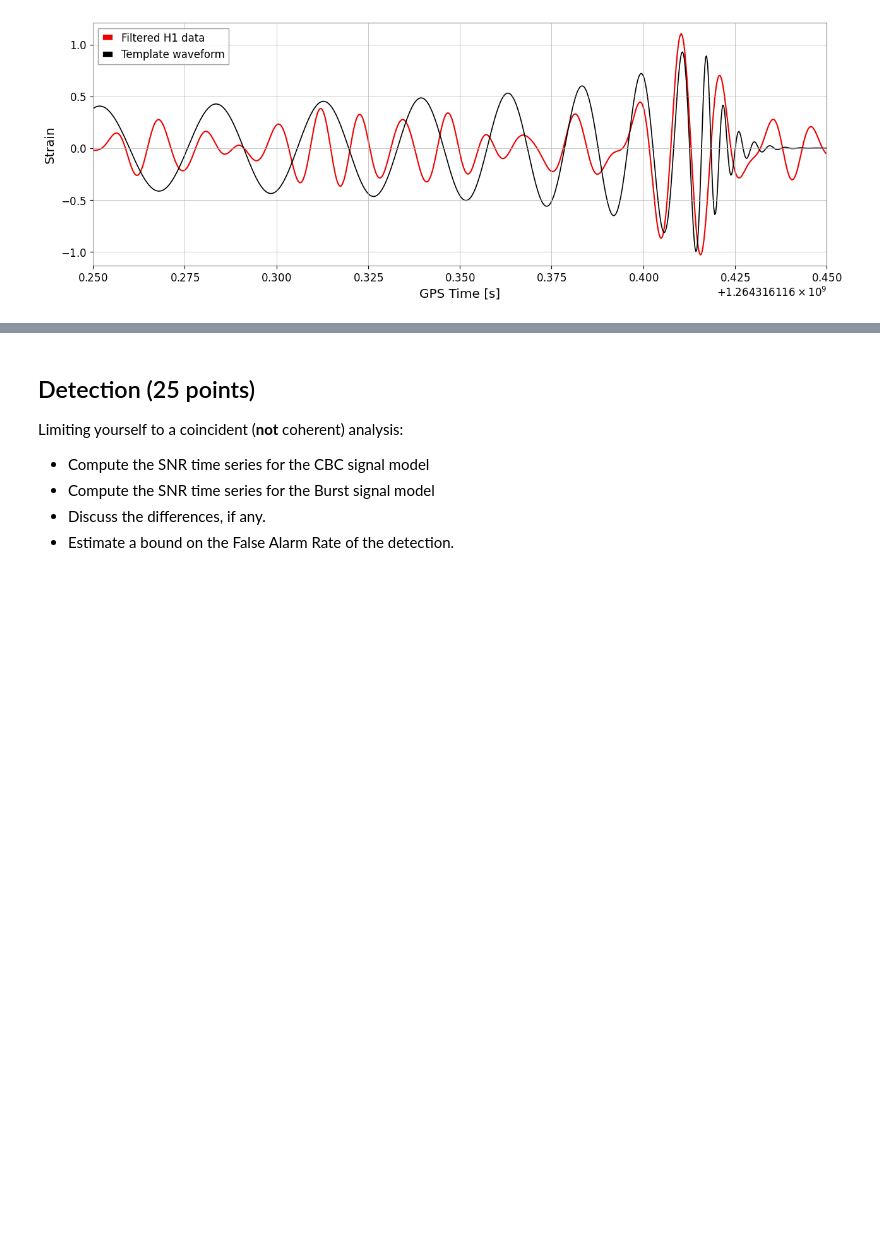
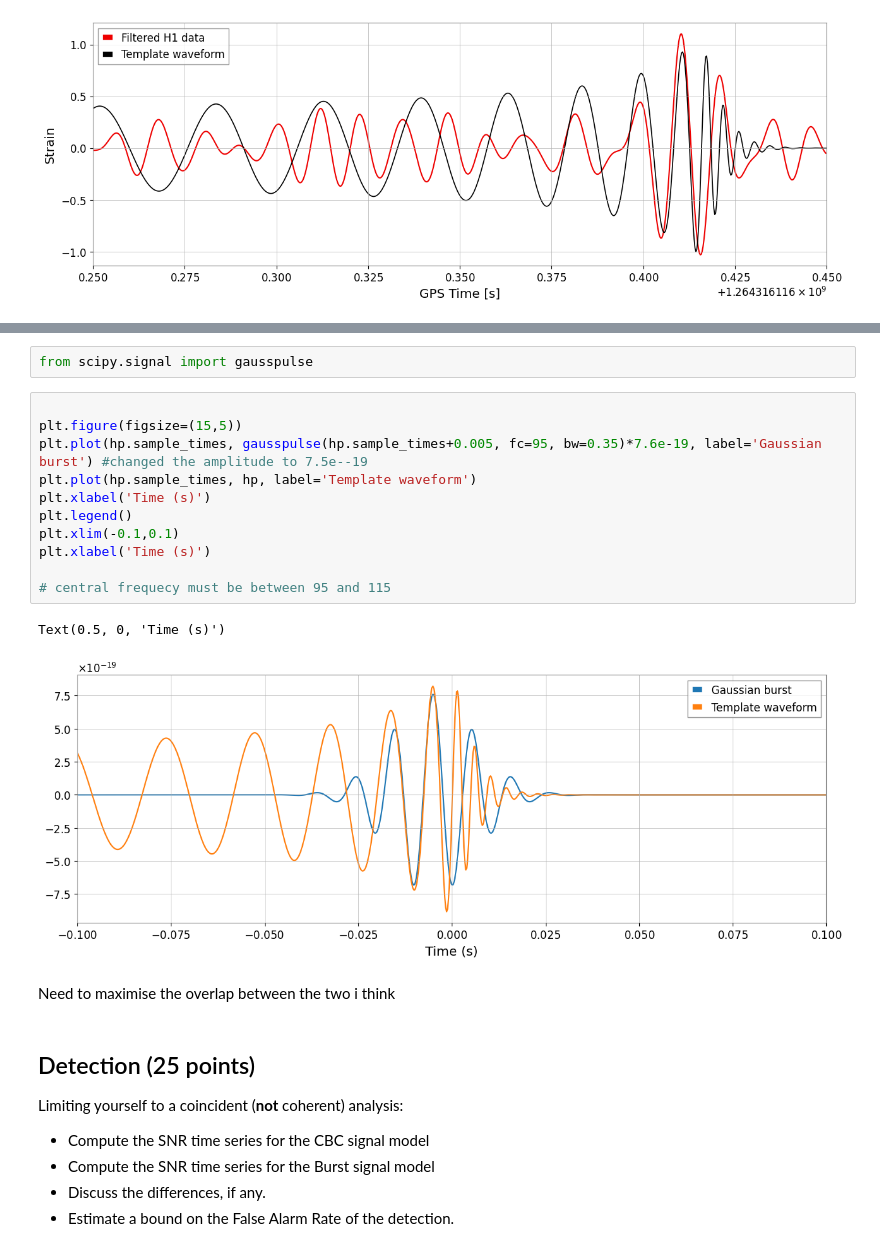
Before and after one commit to hjornskar-ctrl/dim-clem, a Jupyter notebook: final_project.ipynb, the cells around one changed output, grey strips where cells are left out. Drawn from its saved outputs; the diff is of its cells as text; blank space fills up the shorter version.

```diff
--- a/final_project.ipynb
+++ b/final_project.ipynb
@@ -221,3 +226,21 @@ Waveform duration: 0.184 s
+# %%
+from scipy.signal import gausspulse
+# %%
+
+plt.figure(figsize=(15,5))
+plt.plot(hp.sample_times, gausspulse(hp.sample_times+0.005, fc=95, bw=0.35)*7.6e-19, label='Gaussian burst') #changed the amplitude to 7.5e--19
+plt.plot(hp.sample_times, hp, label='Template waveform')
+plt.xlabel('Time (s)')
+plt.legend()
+plt.xlim(-0.1,0.1)
+plt.xlabel('Time (s)')
+
+# central frequecy must be between 95 and 115
+# %% [output]
+Text(0.5, 0, 'Time (s)')
+[figure, added]
+# %% [markdown]
+Need to maximise the overlap between the two i think
 # %% [markdown]
 ## Detection (25 points)
 Limiting yourself to a coincident (**not** coherent) analysis:
```
Also changed, not shown: parts of 3 cells of this notebook.
